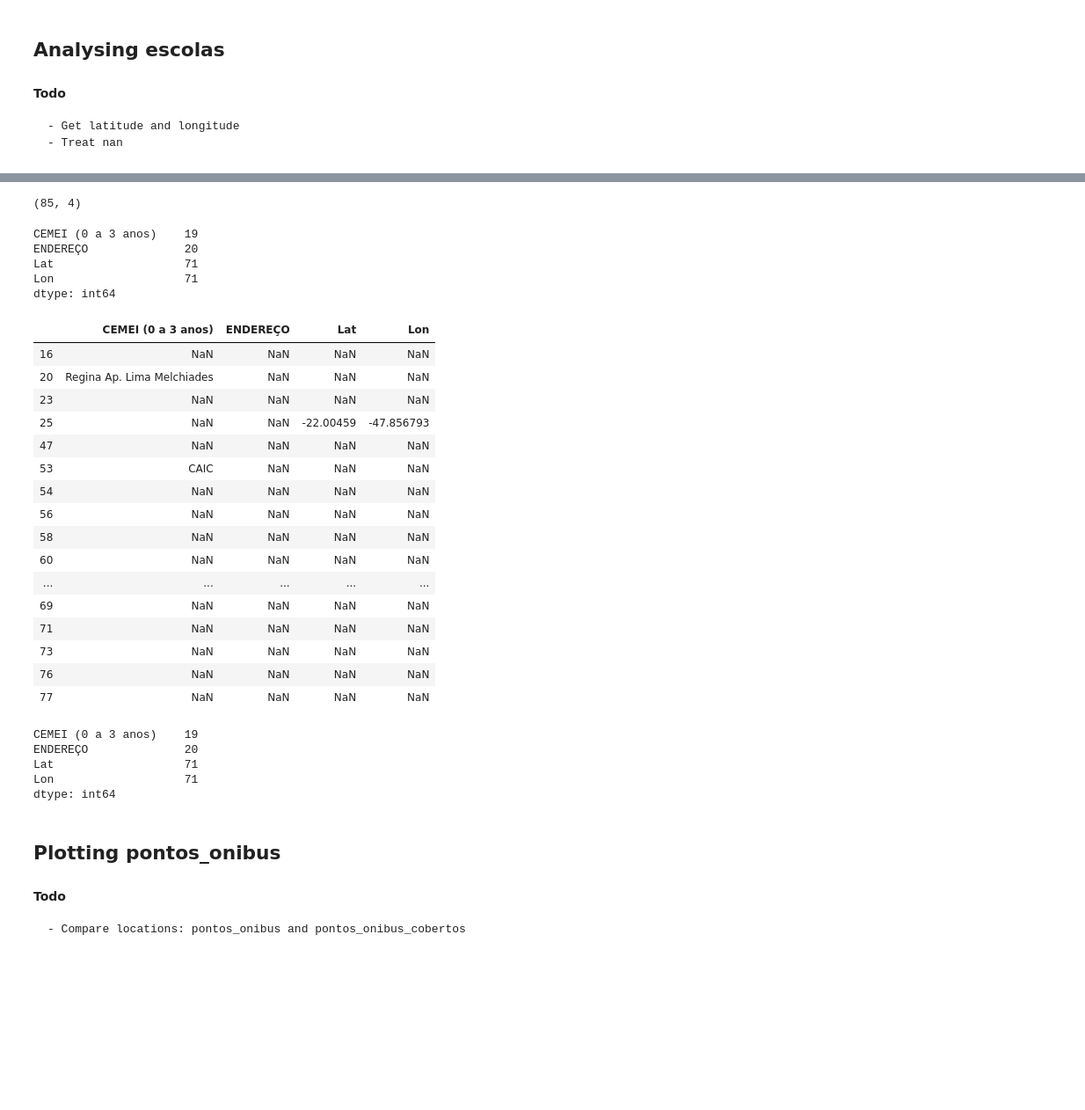
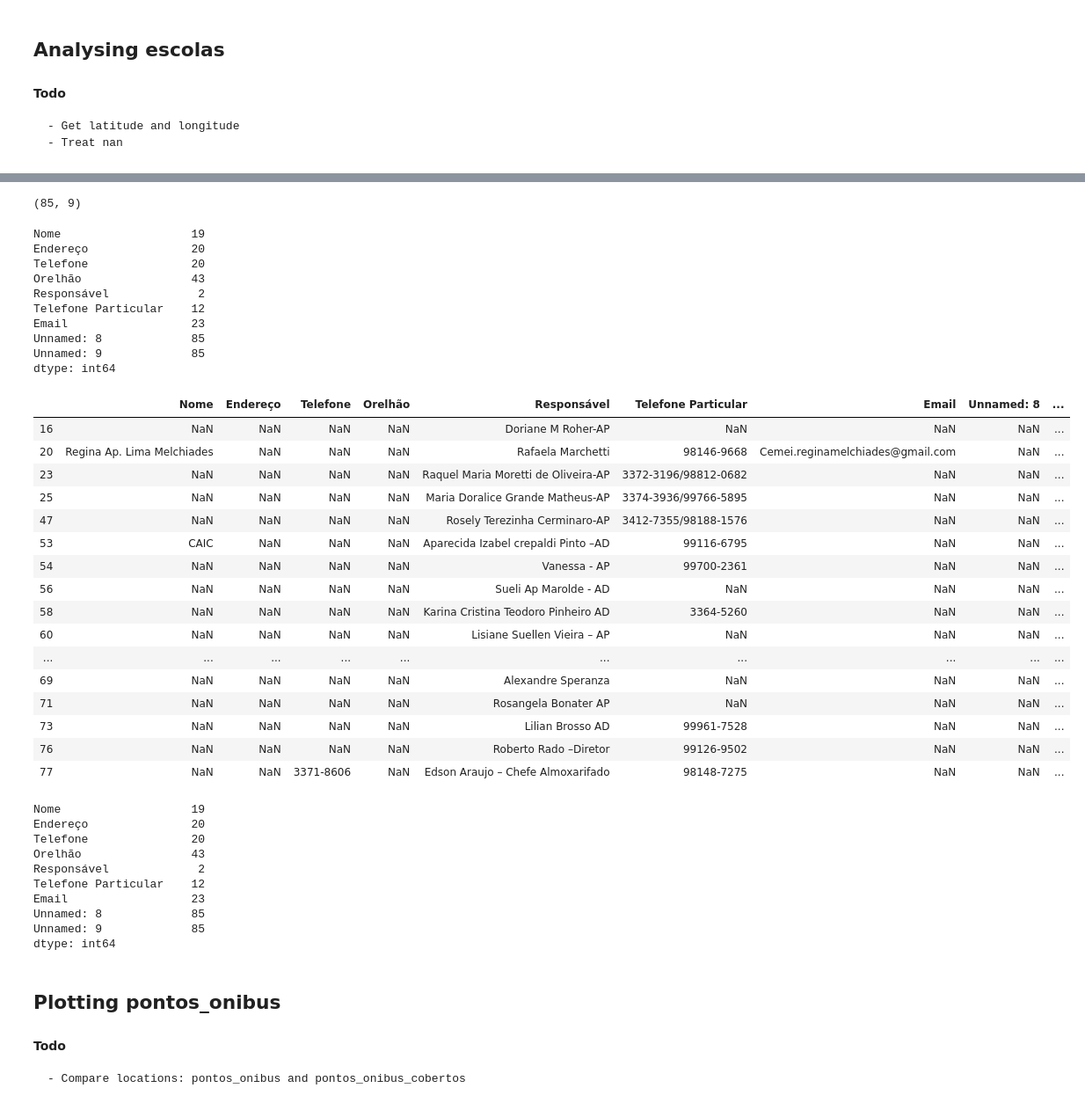
Before and after one commit to tpinhoda/Crimes_Sao_Carlos, a Jupyter notebook: notebooks/1-Initial Analysis.ipynb, the cells around one changed output, grey strips where cells are left out. Shown at 88% size. Drawn from its saved outputs; the diff is of its cells as text; code cells hidden in the pictures; blank space fills up the shorter version.

```diff
--- a/notebooks/1-Initial Analysis.ipynb
+++ b/notebooks/1-Initial Analysis.ipynb
@@ -51,5 +51,5 @@ pontos_onibus_cobertos.head()
 # %%
-escolas = pd.read_excel('Escolas.xlsx', index_col=None)
+escolas = pd.read_csv('data/escolas.csv', index_col=None)
 # %%
 escolas.head()
 # %% [output]
@@ -284,6 +281,4 @@ Lon                   71
 dtype: int64
-# %%
-escolas = escolas.drop(columns=['Unnamed: 0', 'FONE', 'ORELHÃO', 'FONE PARTICULAR', 'EMAIL PARTICULAR', 'RESPONSAVEL'])
 # %%
 escolas.head()
 # %% [output]
@@ -296,42 +291,52 @@ escolas.head()
 # %%
 escolas.shape
 # %% [output]
-(85, 4)
+(85, 9)
 # %%
 escolas.isna().sum()
 # %% [output]
-CEMEI (0 a 3 anos)    19
-ENDEREÇO              20
-Lat                   71
-Lon                   71
+Nome                   19
+Endereço               20
+Telefone               20
+Orelhão                43
+Responsável             2
+Telefone Particular    12
+Email                  23
+Unnamed: 8             85
+Unnamed: 9             85
 dtype: int64
 # %%
-escolas[escolas['ENDEREÇO'].isna()]
+escolas[escolas['Endereço'].isna()]
 # %% [output]
-|  | CEMEI (0 a 3 anos) | ENDEREÇO | Lat | Lon |
-| 16 | NaN | NaN | NaN | NaN |
-| 20 | Regina Ap. Lima Melchiades | NaN | NaN | NaN |
-| 23 | NaN | NaN | NaN | NaN |
-| 25 | NaN | NaN | -22.00459 | -47.856793 |
-| 47 | NaN | NaN | NaN | NaN |
-| 53 | CAIC | NaN | NaN | NaN |
-| 54 | NaN | NaN | NaN | NaN |
-| 56 | NaN | NaN | NaN | NaN |
-| 58 | NaN | NaN | NaN | NaN |
-| 60 | NaN | NaN | NaN | NaN |
-| ... | ... | ... | ... | ... |
-| 69 | NaN | NaN | NaN | NaN |
-| 71 | NaN | NaN | NaN | NaN |
-| 73 | NaN | NaN | NaN | NaN |
-| 76 | NaN | NaN | NaN | NaN |
-| 77 | NaN | NaN | NaN | NaN |
+|  | Nome | Endereço | Telefone | Orelhão | Responsável | Telefone Particular | Email | Unnamed: 8 | ... |
+| 16 | NaN | NaN | NaN | NaN | Doriane M Roher-AP | NaN | NaN | NaN | ... |
+| 20 | Regina Ap. Lima Melchiades | NaN | NaN | NaN | Rafaela Marchetti | 98146-9668 | Cemei.reginamelchiades@gmail.com | NaN | ... |
+| 23 | NaN | NaN | NaN | NaN | Raquel Maria Moretti de Oliveira-AP | 3372-3196/98812-0682 | NaN | NaN | ... |
+| 25 | NaN | NaN | NaN | NaN | Maria Doralice Grande Matheus-AP | 3374-3936/99766-5895 | NaN | NaN | ... |
+| 47 | NaN | NaN | NaN | NaN | Rosely Terezinha Cerminaro-AP | 3412-7355/98188-1576 | NaN | NaN | ... |
+| 53 | CAIC | NaN | NaN | NaN | Aparecida Izabel crepaldi Pinto –AD | 99116-6795 | NaN | NaN | ... |
+| 54 | NaN | NaN | NaN | NaN | Vanessa - AP | 99700-2361 | NaN | NaN | ... |
+| 56 | NaN | NaN | NaN | NaN | Sueli Ap Marolde - AD | NaN | NaN | NaN | ... |
+| 58 | NaN | NaN | NaN | NaN | Karina Cristina Teodoro Pinheiro AD | 3364-5260 | NaN | NaN | ... |
+| 60 | NaN | NaN | NaN | NaN | Lisiane Suellen Vieira – AP | NaN | NaN | NaN | ... |
+| ... | ... | ... | ... | ... | ... | ... | ... | ... | ... |
+| 69 | NaN | NaN | NaN | NaN | Alexandre Speranza | NaN | NaN | NaN | ... |
+| 71 | NaN | NaN | NaN | NaN | Rosangela Bonater AP | NaN | NaN | NaN | ... |
+| 73 | NaN | NaN | NaN | NaN | Lilian Brosso AD | 99961-7528 | NaN | NaN | ... |
+| 76 | NaN | NaN | NaN | NaN | Roberto Rado –Diretor | 99126-9502 | NaN | NaN | ... |
+| 77 | NaN | NaN | 3371-8606 | NaN | Edson Araujo – Chefe Almoxarifado | 98148-7275 | NaN | NaN | ... |
 # %%
 escolas.isna().sum()
 # %% [output]
-CEMEI (0 a 3 anos)    19
-ENDEREÇO              20
-Lat                   71
-Lon                   71
+Nome                   19
+Endereço               20
+Telefone               20
+Orelhão                43
+Responsável             2
+Telefone Particular    12
+Email                  23
+Unnamed: 8             85
+Unnamed: 9             85
 dtype: int64
 # %%
 escolas = escolas.reset_index()
```
Also changed, not shown: parts of 43 cells of this notebook, 4 other files.
